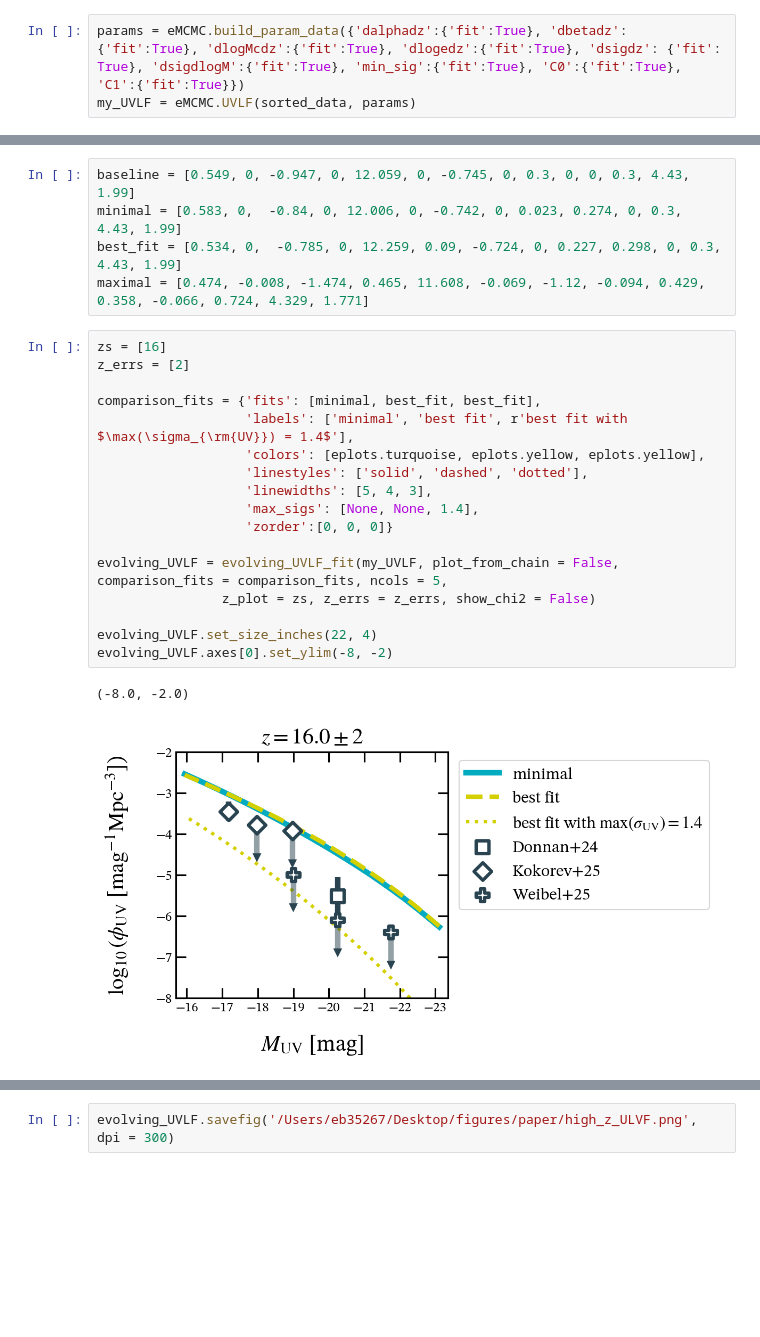
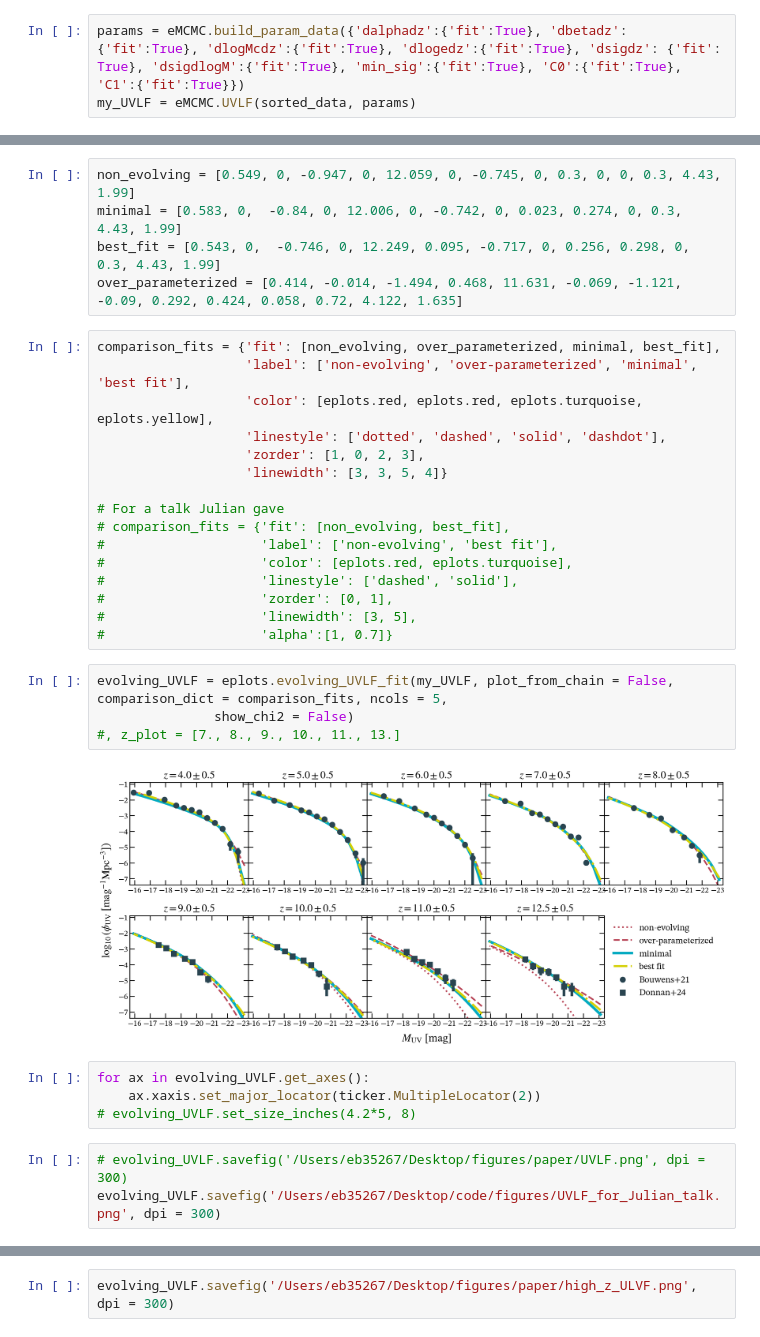
Before and after one commit to ebregou/modeling_stochasticity, a Jupyter notebook: notebooks/make_polished_plots/paper.ipynb, the cells around one changed output, grey strips where cells are left out. Cells and saved outputs as stored; diff of their text form; blank space fills up the shorter version.

Commit message:
working on figures and minor analysis for the paper

```diff
--- a/notebooks/make_polished_plots/paper.ipynb
+++ b/notebooks/make_polished_plots/paper.ipynb
@@ -257,25 +284,34 @@ def evolving_UVLF_fit(my_UVLF, backend_file = None, z_plot = None, z_errs = None
 # %%
-baseline = [0.549, 0, -0.947, 0, 12.059, 0, -0.745, 0, 0.3, 0, 0, 0.3, 4.43, 1.99]
+non_evolving = [0.549, 0, -0.947, 0, 12.059, 0, -0.745, 0, 0.3, 0, 0, 0.3, 4.43, 1.99]
 minimal = [0.583, 0,  -0.84, 0, 12.006, 0, -0.742, 0, 0.023, 0.274, 0, 0.3, 4.43, 1.99]
-best_fit = [0.534, 0,  -0.785, 0, 12.259, 0.09, -0.724, 0, 0.227, 0.298, 0, 0.3, 4.43, 1.99]
-maximal = [0.474, -0.008, -1.474, 0.465, 11.608, -0.069, -1.12, -0.094, 0.429, 0.358, -0.066, 0.724, 4.329, 1.771]
+best_fit = [0.543, 0,  -0.746, 0, 12.249, 0.095, -0.717, 0, 0.256, 0.298, 0, 0.3, 4.43, 1.99]
+over_parameterized = [0.414, -0.014, -1.494, 0.468, 11.631, -0.069, -1.121, -0.09, 0.292, 0.424, 0.058, 0.72, 4.122, 1.635]
+# %%
+comparison_fits = {'fit': [non_evolving, over_parameterized, minimal, best_fit],
+                   'label': ['non-evolving', 'over-parameterized', 'minimal', 'best fit'],
+                   'color': [eplots.red, eplots.red, eplots.turquoise, eplots.yellow],
+                   'linestyle': ['dotted', 'dashed', 'solid', 'dashdot'],
+                   'zorder': [1, 0, 2, 3],
+                   'linewidth': [3, 3, 5, 4]}
+
+# For a talk Julian gave
+# comparison_fits = {'fit': [non_evolving, best_fit],
+#                    'label': ['non-evolving', 'best fit'],
+#                    'color': [eplots.red, eplots.turquoise],
+#                    'linestyle': ['dashed', 'solid'],
+#                    'zorder': [0, 1],
+#                    'linewidth': [3, 5],
+#                    'alpha':[1, 0.7]}
 # %%
-zs = [16]
-z_errs = [2]
-
-comparison_fits = {'fits': [minimal, best_fit, best_fit],
-                   'labels': ['minimal', 'best fit', r'best fit with $\max(\sigma_{\rm{UV}}) = 1.4$'],
-                   'colors': [eplots.turquoise, eplots.yellow, eplots.yellow],
-                   'linestyles': ['solid', 'dashed', 'dotted'],
-                   'linewidths': [5, 4, 3],
-                   'max_sigs': [None, None, 1.4],
-                   'zorder':[0, 0, 0]}
-
-evolving_UVLF = evolving_UVLF_fit(my_UVLF, plot_from_chain = False, comparison_fits = comparison_fits, ncols = 5,
-                z_plot = zs, z_errs = z_errs, show_chi2 = False)
-
-evolving_UVLF.set_size_inches(22, 4)
-evolving_UVLF.axes[0].set_ylim(-8, -2)
+evolving_UVLF = eplots.evolving_UVLF_fit(my_UVLF, plot_from_chain = False, comparison_dict = comparison_fits, ncols = 5,
+               show_chi2 = False)
+#, z_plot = [7., 8., 9., 10., 11., 13.]
 # %% [output]
-(-8.0, -2.0)
-[figure, old version]
+[figure, new version]
+# %%
+for ax in evolving_UVLF.get_axes():
+    ax.xaxis.set_major_locator(ticker.MultipleLocator(2))
+# evolving_UVLF.set_size_inches(4.2*5, 8)
+# %%
+# evolving_UVLF.savefig('/Users/eb35267/Desktop/figures/paper/UVLF.png', dpi = 300)
+evolving_UVLF.savefig('/Users/eb35267/Desktop/code/figures/UVLF_for_Julian_talk.png', dpi = 300)
```
Also changed, not shown: parts of 46 cells of this notebook, 10 other files.
